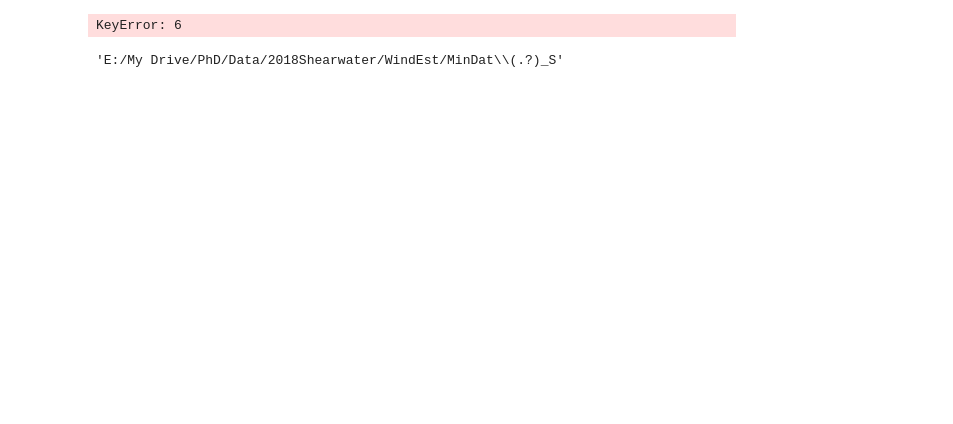
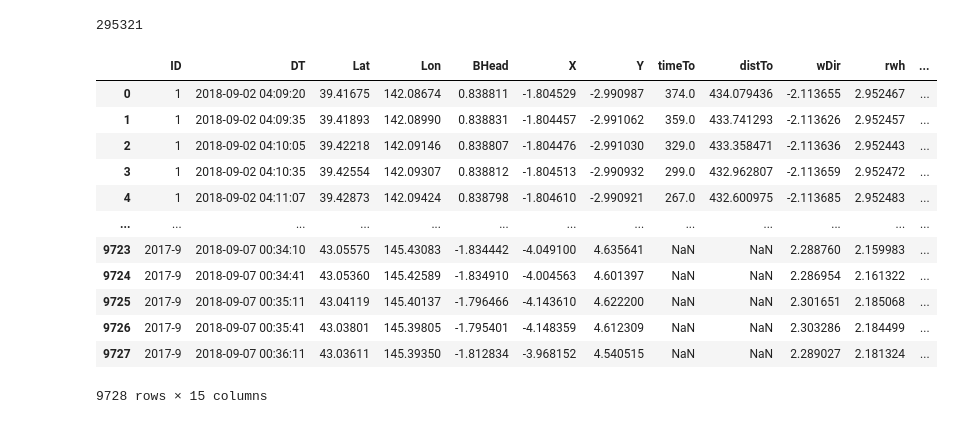
Before and after one commit to argrod/Olfactory, a Jupyter notebook: Python/WindAnalysis.ipynb, the cells around one changed output. Saved outputs shown, nothing was run; the diff lists cells and outputs as text; code cells hidden in the pictures; blank space fills up the shorter version.

```diff
--- a/Python/WindAnalysis.ipynb
+++ b/Python/WindAnalysis.ipynb
@@ -74,0 +93,7 @@ tst
+# %%
+wDat['aligned'] = wDat['rwh'] + np.pi
+wDat.loc[wDat[wDat['aligned'] > np.pi].index,'aligned'] = wDat.loc[wDat[wDat['aligned'] > np.pi].index,'aligned'] - 2*np.pi
+wDat.loc[wDat[wDat['aligned'] > np.pi].index,'aligned'] = wDat.loc[wDat[wDat['aligned'] > np.pi].index,'aligned'] - 2*np.pi
+wDat.loc[wDat[wDat['aligned'] < -np.pi].index,'aligned'] = wDat.loc[wDat[wDat['aligned'] < -np.pi].index,'aligned'] + 2*np.pi
+
+# sns.displot(wDat.loc[wDat[wDat['distTo'] < 100].index,:],x='aligned',hue='distGroup')
@@ -74,0 +104,9 @@ tst
+# %%
+# group data by foraging point approach (assumed using differences of time to next foraging spot)
+wDat['forageNo'] = np.nan
+for b in wDat['ID'].unique():
+    diffChg = np.diff(wDat.loc[wDat[wDat['ID']==b].index,'timeTo'])
+    chgPts = np.where(diffChg > 0)[0]
+    startPts = np.insert(chgPts[0:-1]+1,0,0)
+    for c in range(len(startPts)):
+        wDat.loc[wDat[wDat["ID"] == b].index,'forageNo'] = int(c)
@@ -74,0 +172,4 @@ tst
+# %%
+ed
+# %% [output]
+295321
@@ -75,10 +182,16 @@ tst
 # %%
-wDat.loc[:,6]
+wDat
 # %% [output]
+|  | ID | DT | Lat | Lon | BHead | X | Y | timeTo | distTo | wDir | rwh | ... |
+| 0 | 1 | 2018-09-02 04:09:20 | 39.41675 | 142.08674 | 0.838811 | -1.804529 | -2.990987 | 374.0 | 434.079436 | -2.113655 | 2.952467 | ... |
+| 1 | 1 | 2018-09-02 04:09:35 | 39.41893 | 142.08990 | 0.838831 | -1.804457 | -2.991062 | 359.0 | 433.741293 | -2.113626 | 2.952457 | ... |
+| 2 | 1 | 2018-09-02 04:10:05 | 39.42218 | 142.09146 | 0.838807 | -1.804476 | -2.991030 | 329.0 | 433.358471 | -2.113636 | 2.952443 | ... |
+| 3 | 1 | 2018-09-02 04:10:35 | 39.42554 | 142.09307 | 0.838812 | -1.804513 | -2.990932 | 299.0 | 432.962807 | -2.113659 | 2.952472 | ... |
+| 4 | 1 | 2018-09-02 04:11:07 | 39.42873 | 142.09424 | 0.838798 | -1.804610 | -2.990921 | 267.0 | 432.600975 | -2.113685 | 2.952483 | ... |
+| ... | ... | ... | ... | ... | ... | ... | ... | ... | ... | ... | ... | ... |
+| 9723 | 2017-9 | 2018-09-07 00:34:10 | 43.05575 | 145.43083 | -1.834442 | -4.049100 | 4.635641 | NaN | NaN | 2.288760 | 2.159983 | ... |
+| 9724 | 2017-9 | 2018-09-07 00:34:41 | 43.05360 | 145.42589 | -1.834910 | -4.004563 | 4.601397 | NaN | NaN | 2.286954 | 2.161322 | ... |
+| 9725 | 2017-9 | 2018-09-07 00:35:11 | 43.04119 | 145.40137 | -1.796466 | -4.143610 | 4.622200 | NaN | NaN | 2.301651 | 2.185068 | ... |
+| 9726 | 2017-9 | 2018-09-07 00:35:41 | 43.03801 | 145.39805 | -1.795401 | -4.148359 | 4.612309 | NaN | NaN | 2.303286 | 2.184499 | ... |
+| 9727 | 2017-9 | 2018-09-07 00:36:11 | 43.03611 | 145.39350 | -1.812834 | -3.968152 | 4.540515 | NaN | NaN | 2.289027 | 2.181324 | ... |
-KeyError: 6
+9728 rows × 15 columns
-# %%
-testPhrase=wfiles[0][0:wfiles[0].find("_S")-1]+"(.?)_S"
-# re.search(testPhrase,wfiles[0]).group(1)
-testPhrase
-# %% [output]
-'E:/My Drive/PhD/Data/2018Shearwater/WindEst/MinDat\\(.?)_S'
```
Also changed, not shown: parts of 19 cells of this notebook.
